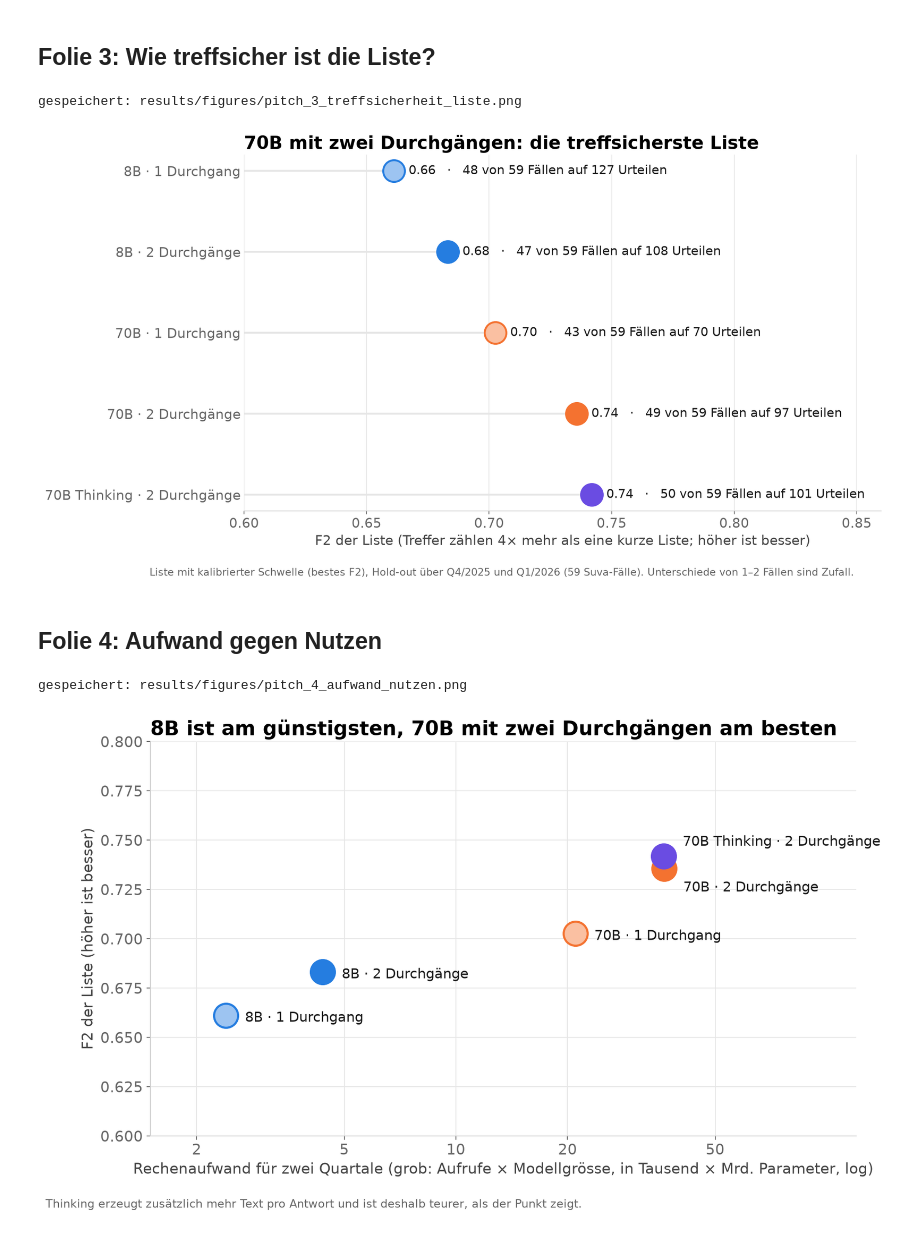
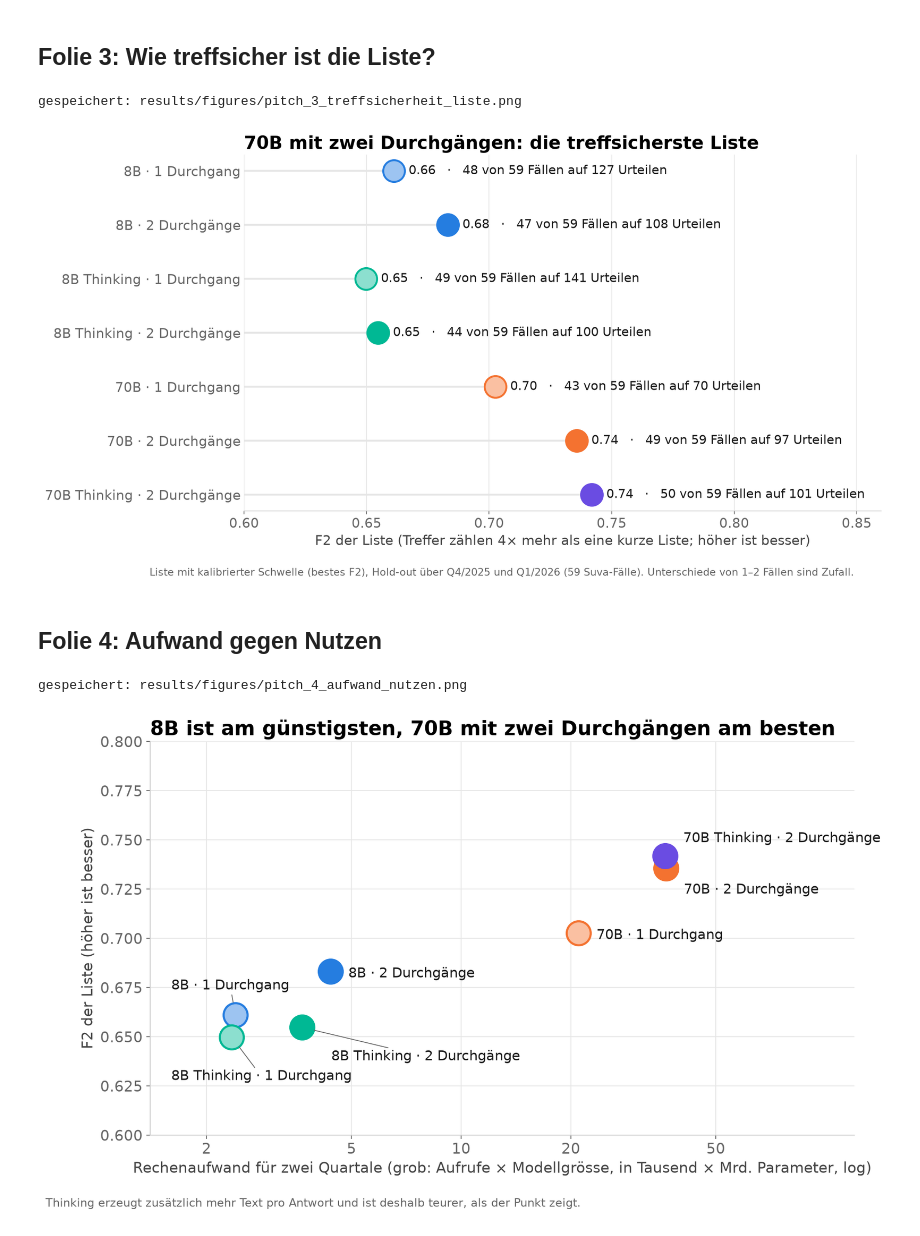
Before and after one commit to budermike/hack_apertus_coffee.exe, a Jupyter notebook: notebooks/triage/05_pitch_varianten.ipynb, the cells around one changed output. Saved outputs shown, nothing was run; the diff lists cells and outputs as text; code cells hidden in the pictures.

```diff
--- a/notebooks/triage/05_pitch_varianten.ipynb
+++ b/notebooks/triage/05_pitch_varianten.ipynb
@@ -52,6 +54,10 @@ VARIANTS = {
     "Heute: Ähnlichkeit, ohne Apertus": dict(dir=None, passes=0, color="#9c9c9c", light=False, model="–"),
     "8B · 1 Durchgang": dict(dir="results/tables/twopass_8b", passes=1, color="#257de0", light=True, model="apertus-v1-5-8b"),
     "8B · 2 Durchgänge": dict(dir="results/tables/twopass_8b", passes=2, color="#257de0", light=False, model="apertus-v1-5-8b"),
+    "8B Thinking · 1 Durchgang": dict(dir="results/tables/thinking_8b", passes=1, color="#00b894", light=True,
+                                      model="apertus-v1-5-8b-thinking"),
+    "8B Thinking · 2 Durchgänge": dict(dir="results/tables/thinking_8b", passes=2, color="#00b894", light=False,
+                                       model="apertus-v1-5-8b-thinking"),
     "70B · 1 Durchgang": dict(dir="results/tables", passes=1, color="#f47230", light=True, model="apertus-v1-5-70b"),
     "70B · 2 Durchgänge": dict(dir="results/tables", passes=2, color="#f47230", light=False, model="apertus-v1-5-70b"),
     "70B Thinking · 2 Durchgänge": dict(dir="results/tables/thinking_70b", passes=2, color="#6a4ce2", light=False,
@@ -184,37 +192,42 @@ save(fig, "pitch_3_treffsicherheit_liste")
 plt.show()
 # %% [output]
 gespeichert: results/figures/pitch_3_treffsicherheit_liste.png
-[figure, old version]
+[figure, new version]
 # %% [markdown]
 ## Folie 4: Aufwand gegen Nutzen
 # %%
-SIZE = {"apertus-v1-5-8b": 8, "apertus-v1-5-70b": 70, "apertus-v1-5-70b-thinking": 70}   # Mrd. Parameter
+SIZE = {"apertus-v1-5-8b": 8, "apertus-v1-5-8b-thinking": 8, "apertus-v1-5-70b": 70, "apertus-v1-5-70b-thinking": 70}   # Mrd. Parameter
 fig, ax = plt.subplots()
 for name in apertus:
     v = VARIANTS[name]
     effort = summary.loc[name, "Apertus-Aufrufe (2 Quartale)"] * SIZE[v["model"]] / 1000
     ax.scatter(effort, f2[name], s=520, color=tint(v["color"]) if v["light"] else v["color"], edgecolor=v["color"],
                linewidth=2, zorder=3)
-    dy = {"70B Thinking · 2 Durchgänge": 10, "70B · 2 Durchgänge": -22}.get(name, -6)
-    ax.annotate(name, (effort, f2[name]), xytext=(18, dy), textcoords="offset points", fontsize=13, color=INK)
+    # Label-Positionen in Datenkoordinaten, damit sich die dicht liegenden 8B-Punkte nicht überdecken
+    spot = {"8B · 1 Durchgang": (1.6, 0.674), "8B Thinking · 1 Durchgang": (1.6, 0.628),
+            "8B Thinking · 2 Durchgänge": (4.4, 0.638), "70B Thinking · 2 Durchgänge": (effort * 1.12, f2[name] + 0.007),
+            "70B · 2 Durchgänge": (effort * 1.12, f2[name] - 0.013)}.get(name, (effort * 1.12, f2[name] - 0.003))
+    ax.annotate(name, (effort, f2[name]), xytext=spot, textcoords="data", fontsize=13, color=INK,
+                arrowprops=dict(arrowstyle="-", color=MUTED, linewidth=0.8, shrinkA=0, shrinkB=12)
+                if name.startswith("8B") and "· 2" not in name or name == "8B Thinking · 2 Durchgänge" else None)
 ax.set_xscale("log")
 ax.xaxis.set_minor_formatter(plt.NullFormatter())
 ax.xaxis.set_minor_locator(plt.NullLocator())
 ax.set_xticks([2, 5, 10, 20, 50], ["2", "5", "10", "20", "50"])
-ax.set_xlim(1.5, 120)
+ax.set_xlim(1.4, 120)
 ax.set_ylim(0.6, 0.8)
 ax.set_xlabel("Rechenaufwand für zwei Quartale (grob: Aufrufe × Modellgrösse, in Tausend × Mrd. Parameter, log)")
 ax.set_ylabel("F2 der Liste (höher ist besser)")
 ax.grid(True, color=GRID)
 ax.set_axisbelow(True)
 ax.set_title("8B ist am günstigsten, 70B mit zwei Durchgängen am besten")
 fig.text(0.01, -0.03, "Thinking erzeugt zusätzlich mehr Text pro Antwort und ist deshalb teurer, als der Punkt zeigt.",
          fontsize=11, color=MUTED)
 save(fig, "pitch_4_aufwand_nutzen")
 plt.show()
 # %% [output]
 gespeichert: results/figures/pitch_4_aufwand_nutzen.png
-[figure, old version]
+[figure, new version]
 # %% [markdown]
 ## Fazit für den Pitch
 
```
Also changed, not shown: parts of 5 cells of this notebook, 7 other files.
